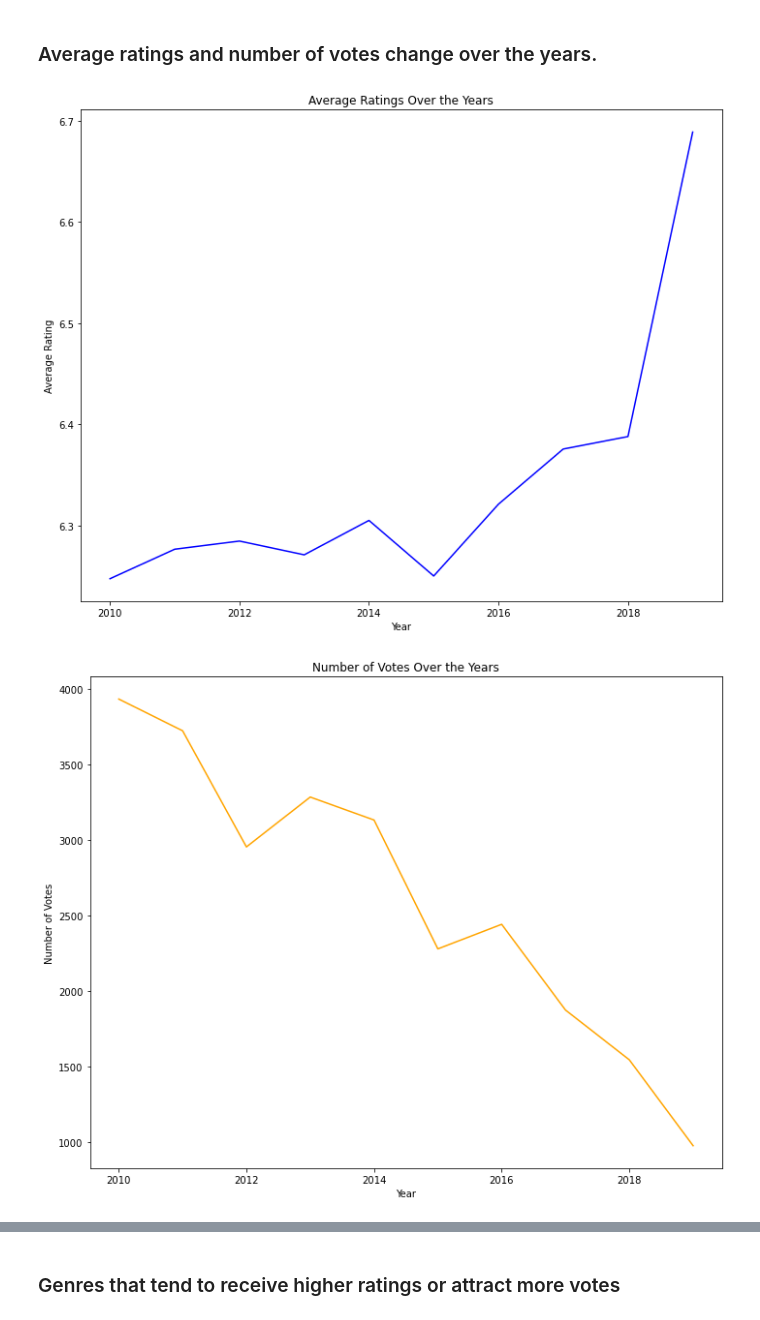
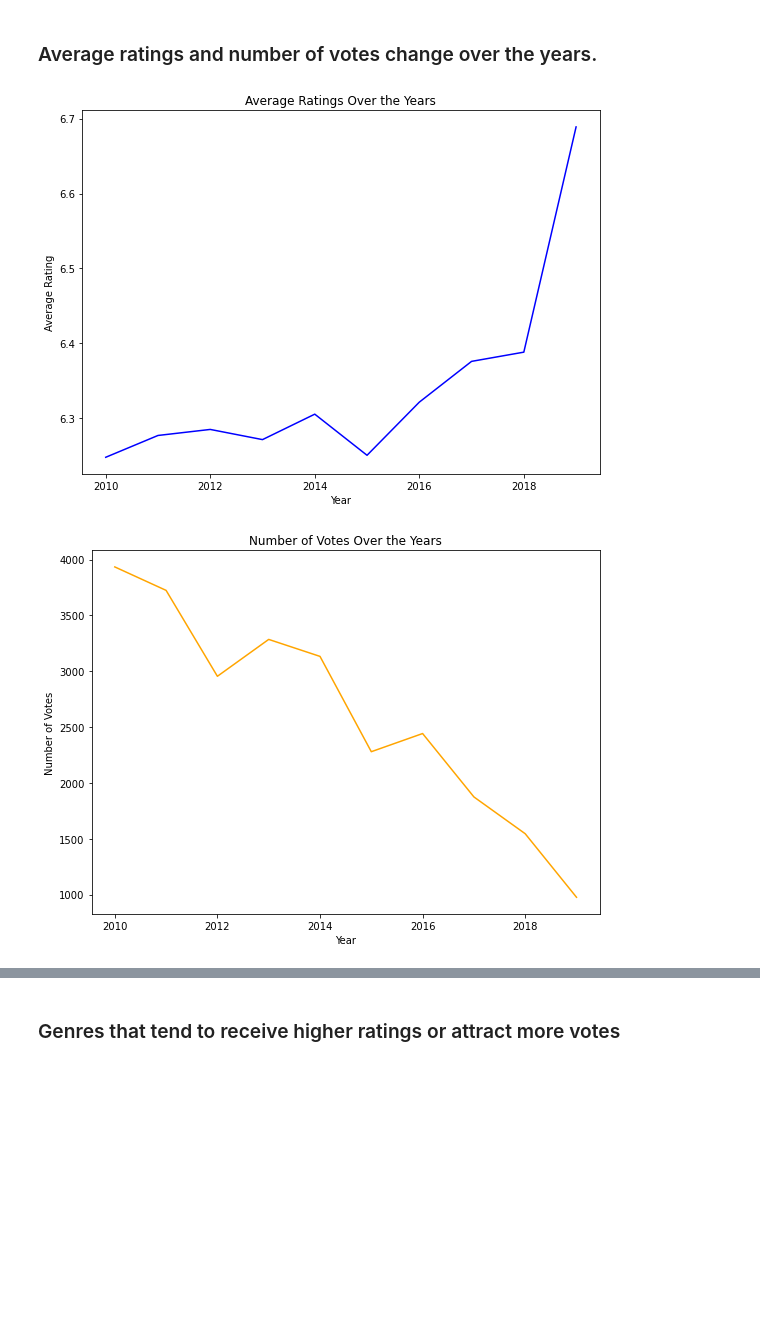
Before and after one commit to PeterMuthoma/Phase1_Project, a Jupyter notebook: student.ipynb, the cells around one changed output, grey strips where cells are left out. Saved outputs shown, nothing was run; the diff lists cells and outputs as text; code cells hidden in the pictures; blank space fills up the shorter version.

```diff
--- a/student.ipynb
+++ b/student.ipynb
@@ -566,23 +569,23 @@ We now have more more cleaned data that we can generate more analysis that will
 ### Average ratings and number of votes change over the years.
 # %%
 # Line plot for average ratings over the years
-plt.figure(figsize=(10, 8))
+plt.figure(figsize=(8, 6))
 sns.lineplot(x='start_year', y='averagerating', data=Title_Rating_Merge, ci=None, color='blue')
 plt.title('Average Ratings Over the Years')
 plt.xlabel('Year')
 plt.ylabel('Average Rating')
 plt.tight_layout()
 plt.show()
 
 # Line plot for number of votes over the years
-plt.figure(figsize=(10, 8))
+plt.figure(figsize=(8, 6))
 sns.lineplot(x='start_year', y='numvotes', data=Title_Rating_Merge, ci=None, color='orange')
 plt.title('Number of Votes Over the Years')
 plt.xlabel('Year')
 plt.ylabel('Number of Votes')
 plt.tight_layout()
 plt.show()
 # %% [output]
-[figure, old version]
+[figure, new version]
-[figure, old version]
+[figure, new version]
 # %% [markdown]
```
Also changed, not shown: parts of 12 cells of this notebook.
